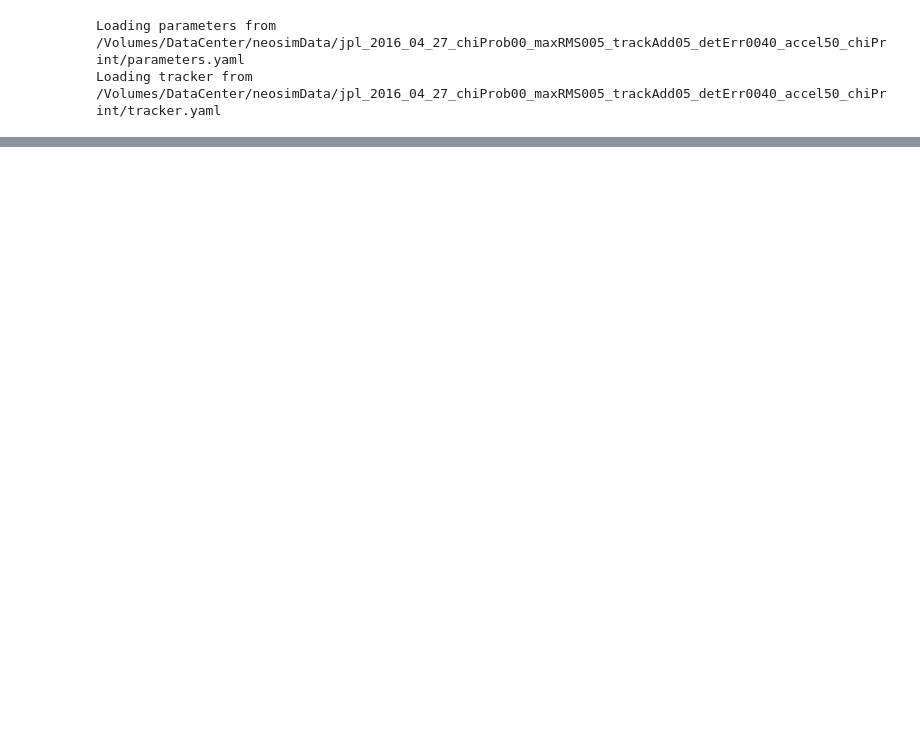
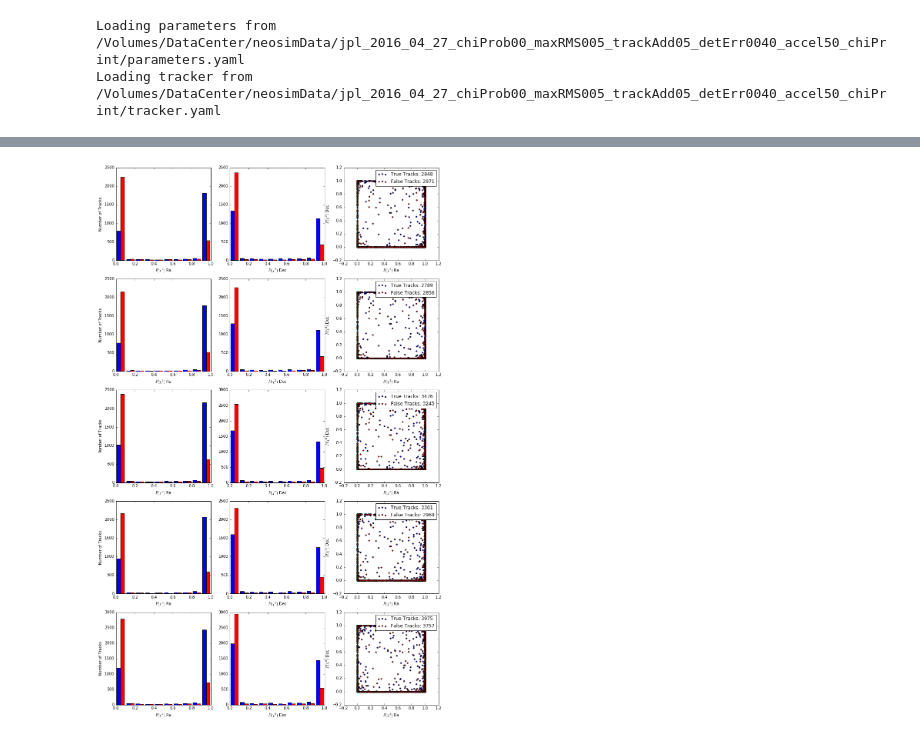
Before and after one commit to moeyensj/NEOsim, a Jupyter notebook: notebooks/jplAnalysisDebug_chiProb00_maxRMS005_trackAdd05_detErr0040_accel50_chiPrint.ipynb, the cells around one changed output, grey strips where cells are left out. Drawn from its saved outputs; the diff is of its cells as text; code cells hidden in the pictures; blank space fills up the shorter version.

```diff
--- a/notebooks/jplAnalysisDebug_chiProb00_maxRMS005_trackAdd05_detErr0040_accel50_chiPrint.ipynb
+++ b/notebooks/jplAnalysisDebug_chiProb00_maxRMS005_trackAdd05_detErr0040_accel50_chiPrint.ipynb
@@ -141,0 +189,4 @@ MopsDatabase.results(con)
+# %%
+# Lets take a look at the first 10 windows...
+con2 = sql.connect(tracker.mainDatabase)
+window_dbs = MopsDatabase.attachDatabases(con2, tracker.windowDatabases)
@@ -141,0 +273,4 @@ MopsDatabase.results(con)
+# %%
+plotChiSquaredDistribution(tracker.tracks[0:5], con2, window_dbs[0:5],saveAs="chi1.png")
+# %% [output]
+[figure, added]
```
Also changed, not shown: parts of 13 cells of this notebook, 7 other files.
